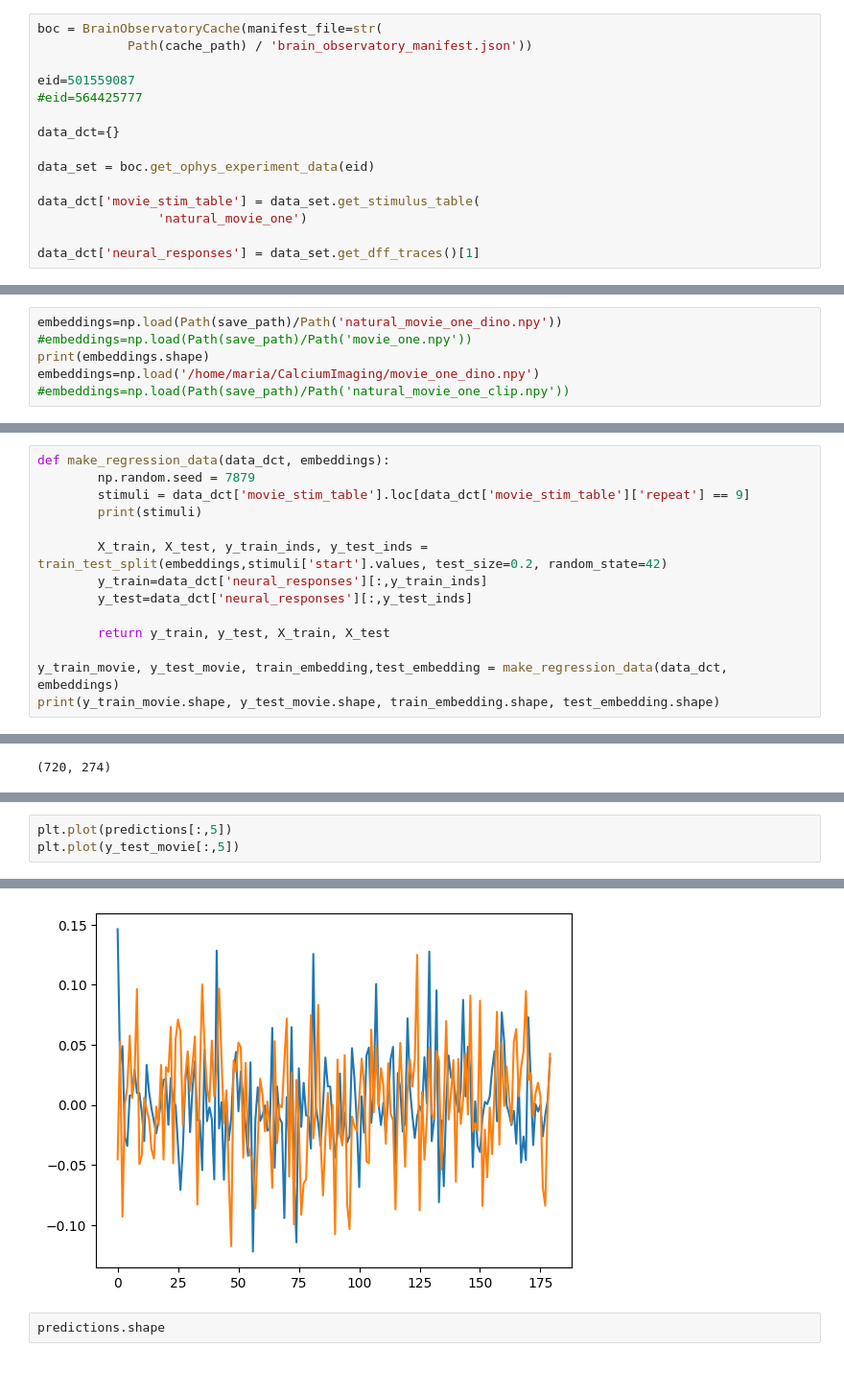
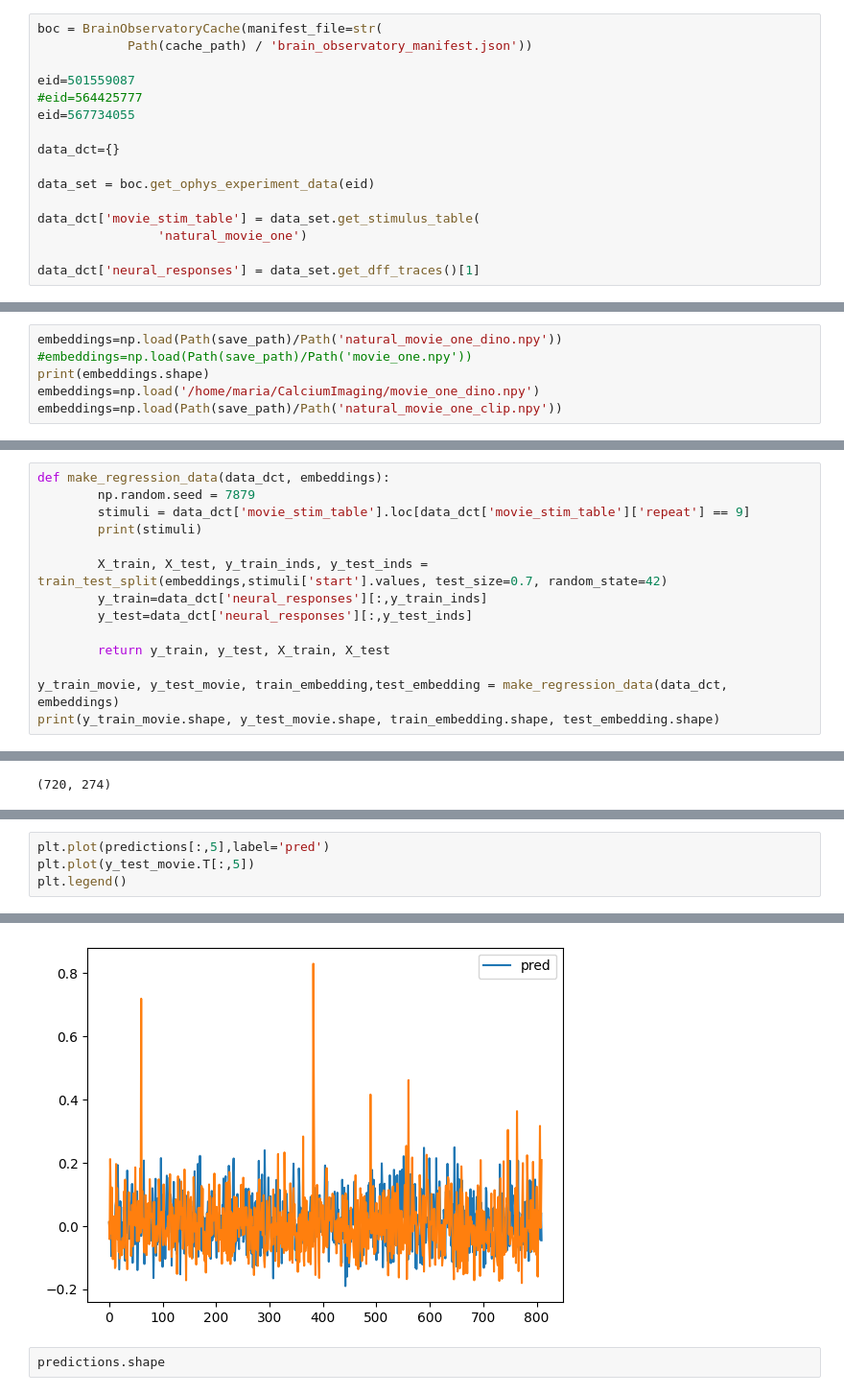
Before and after one commit to mariakesa/neural-computation-blog-python-code, a Jupyter notebook: Allen-Stimulus-Response/test.ipynb, the cells around one changed output, grey strips where cells are left out. Shown: that part at 96% size. Saved outputs shown, nothing was run; the diff lists cells and outputs as text.

```diff
--- a/Allen-Stimulus-Response/test.ipynb
+++ b/Allen-Stimulus-Response/test.ipynb
@@ -9,6 +9,7 @@ boc = BrainObservatoryCache(manifest_file=str(
 
 eid=501559087
 #eid=564425777
+eid=567734055
 
 data_dct={}
 
@@ -95,7 +96,7 @@ embeddings=np.load(Path(save_path)/Path('natural_movie_one_dino.npy'))
 #embeddings=np.load(Path(save_path)/Path('movie_one.npy'))
 print(embeddings.shape)
 embeddings=np.load('/home/maria/CalciumImaging/movie_one_dino.npy')
-#embeddings=np.load(Path(save_path)/Path('natural_movie_one_clip.npy'))
+embeddings=np.load(Path(save_path)/Path('natural_movie_one_clip.npy'))
 # %% [output]
 (900, 768)
 # %%
@@ -104,7 +105,7 @@ def make_regression_data(data_dct, embeddings):
         stimuli = data_dct['movie_stim_table'].loc[data_dct['movie_stim_table']['repeat'] == 9]
         print(stimuli)
 
-        X_train, X_test, y_train_inds, y_test_inds = train_test_split(embeddings,stimuli['start'].values, test_size=0.2, random_state=42)
+        X_train, X_test, y_train_inds, y_test_inds = train_test_split(embeddings,stimuli['start'].values, test_size=0.7, random_state=42)
         y_train=data_dct['neural_responses'][:,y_train_inds]
         y_test=data_dct['neural_responses'][:,y_test_inds]
 
@@ -204,4 +205,5 @@ plt.hist(scores)
 # %%
-plt.plot(predictions[:,5])
-plt.plot(y_test_movie[:,5])
+plt.plot(predictions[:,5],label='pred')
+plt.plot(y_test_movie.T[:,5])
+plt.legend()
 # %% [output]
@@ -209,4 +211,4 @@ plt.plot(y_test_movie[:,5])
-[figure, old version]
+[figure, new version]
 # %%
 predictions.shape
 # %% [output]
```
Also changed, not shown: parts of 14 cells of this notebook.
